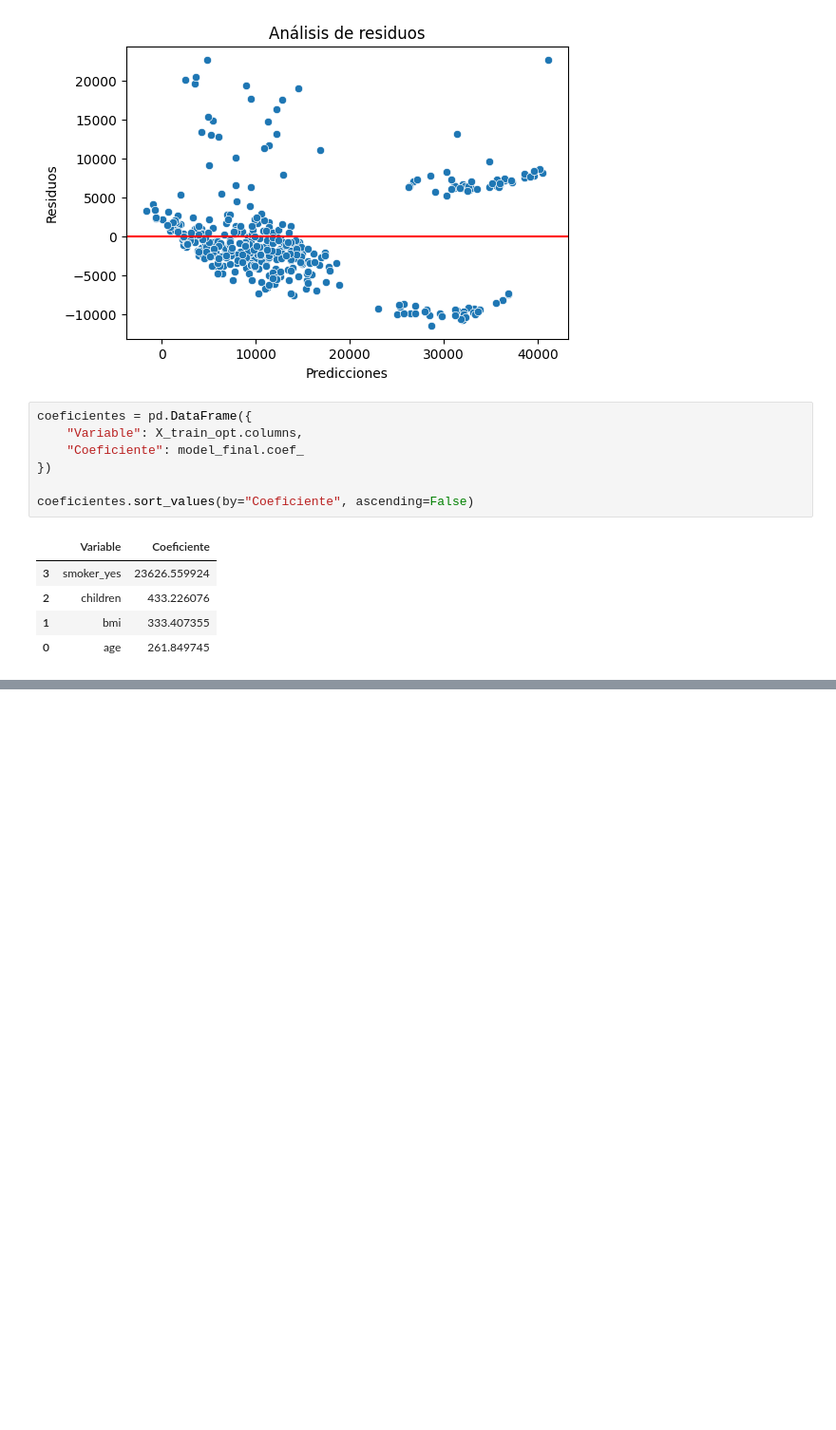
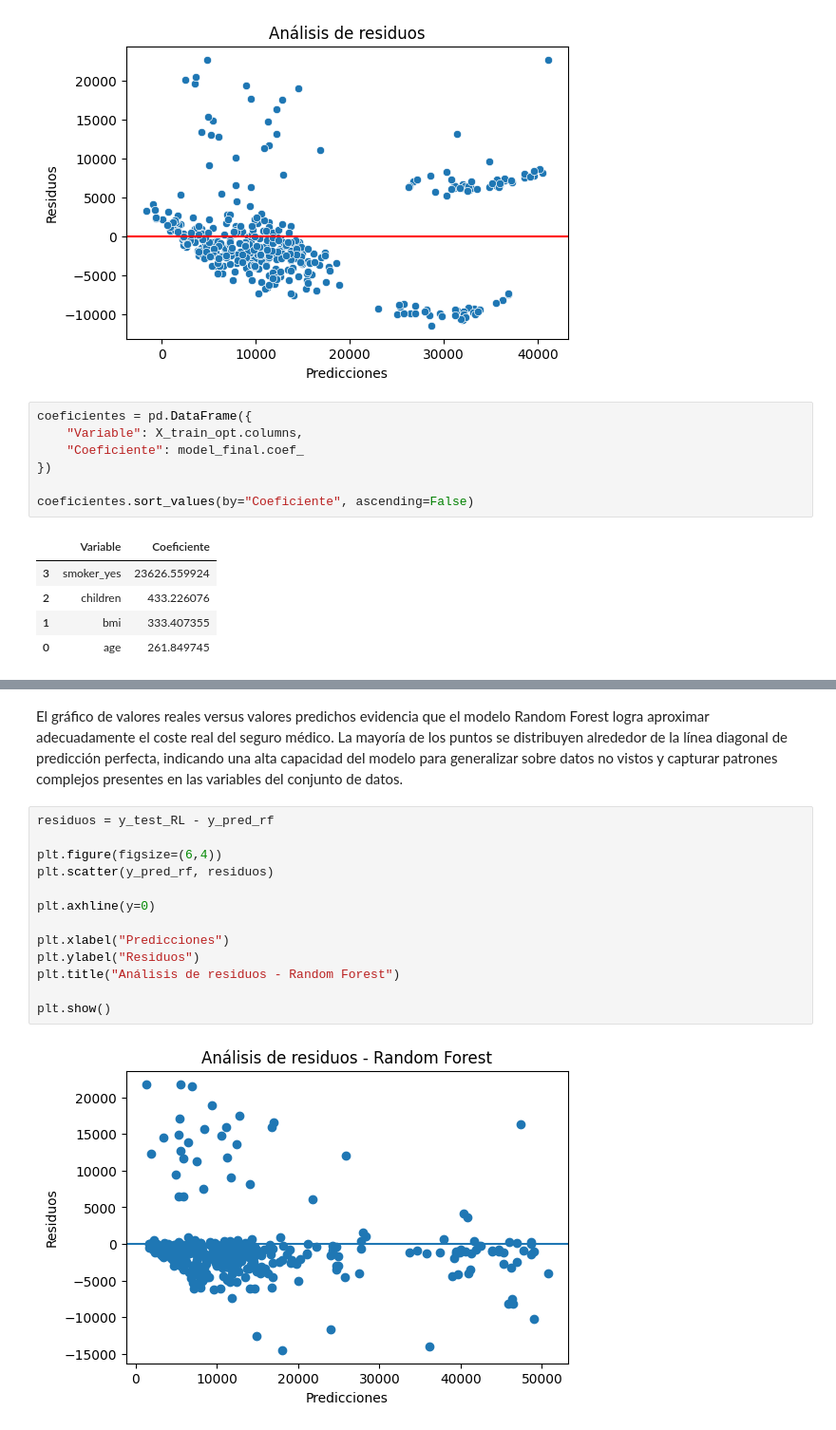
Before and after one commit to natbp/natbp_intro_ML, a Jupyter notebook: src/02-linear-regression-medical-insurance-cost.ipynb, the cells around one changed output, grey strips where cells are left out. Shown at 95% size. Saved outputs shown, nothing was run; the diff lists cells and outputs as text; blank space fills up the shorter version.

```diff
--- a/src/02-linear-regression-medical-insurance-cost.ipynb
+++ b/src/02-linear-regression-medical-insurance-cost.ipynb
@@ -624,0 +610,17 @@ comprensión de los factores que impactan los costos asociados a los clientes.
+# %% [markdown]
+El gráfico de valores reales versus valores predichos evidencia que el modelo Random Forest logra aproximar adecuadamente el coste real del seguro médico. La mayoría de los puntos se distribuyen alrededor de la línea diagonal de predicción perfecta, indicando una alta capacidad del modelo para generalizar sobre datos no vistos y capturar patrones complejos presentes en las variables del conjunto de datos.
+# %%
+residuos = y_test_RL - y_pred_rf
+
+plt.figure(figsize=(6,4))
+plt.scatter(y_pred_rf, residuos)
+
+plt.axhline(y=0)
+
+plt.xlabel("Predicciones")
+plt.ylabel("Residuos")
+plt.title("Análisis de residuos - Random Forest")
+
+plt.show()
+# %% [output]
+[figure, added]
```
Also changed, not shown: parts of 16 cells of this notebook.
